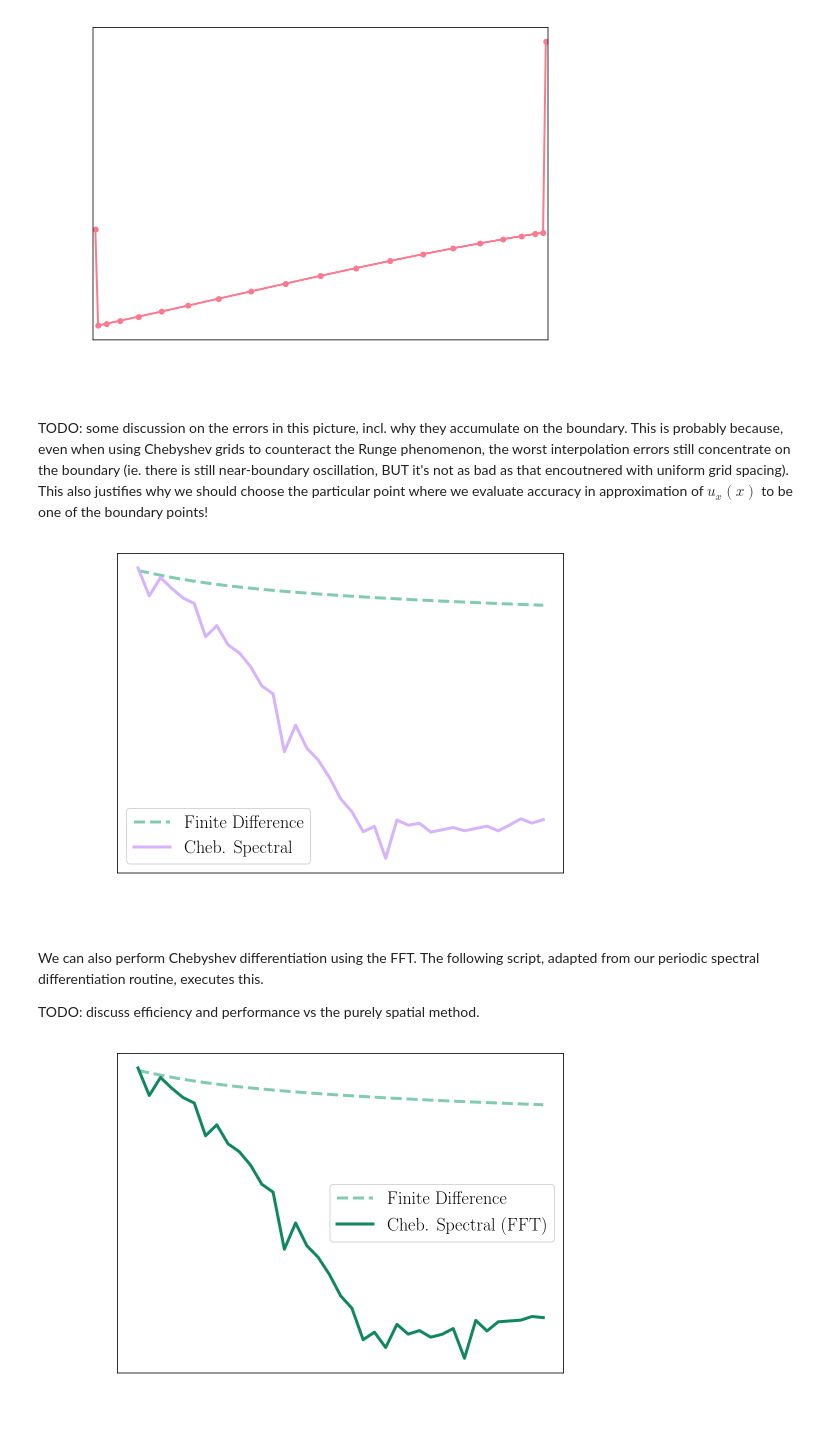
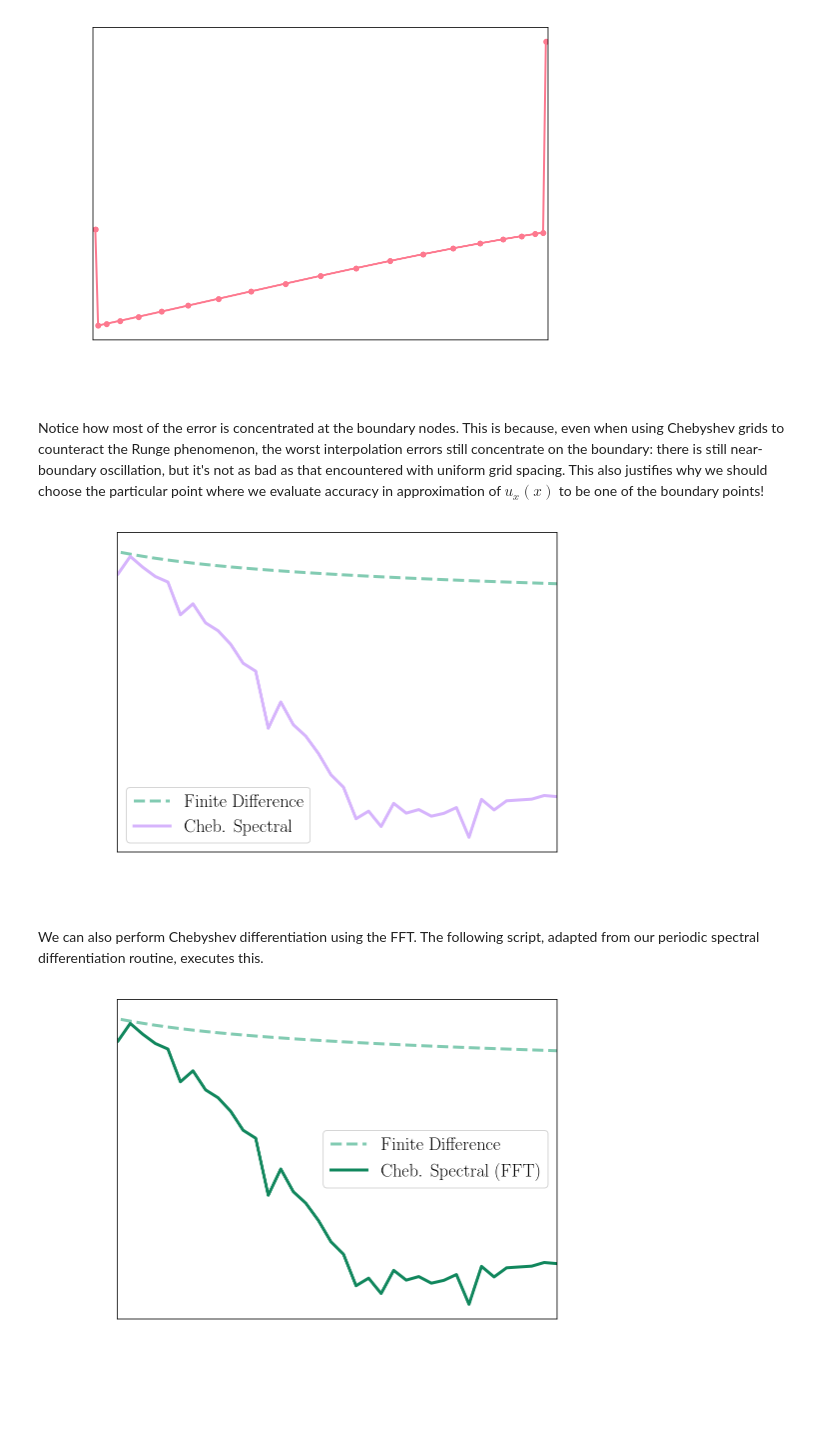
Before and after one commit to ageorgemorgan/teaching, a Jupyter notebook: spectral_differentiation_nonperiodic.ipynb, the cells around one changed output. Cells and saved outputs as stored; diff of their text form; code cells hidden in the pictures; blank space fills up the shorter version.

```diff
--- a/spectral_differentiation_nonperiodic.ipynb
+++ b/spectral_differentiation_nonperiodic.ipynb
@@ -653,7 +678,7 @@ plt.show()
 # %% [output]
 [figure]
 # %% [markdown]
-TODO: some discussion on the errors in this picture, incl. why they accumulate on the boundary. This is probably because, even when using Chebyshev grids to counteract the Runge phenomenon, the worst interpolation errors still concentrate on the boundary (ie. there is still near-boundary oscillation, BUT it's not as bad as that encoutnered with uniform grid spacing). This also justifies why we should choose the particular point where we evaluate accuracy in approximation of $u_{x}(x)$ to be one of the boundary points!
+Notice how most of the error is concentrated at the boundary nodes. This is because, even when using Chebyshev grids to counteract the Runge phenomenon, the worst interpolation errors still concentrate on the boundary: there is still near-boundary oscillation, but it's not as bad as that encountered with uniform grid spacing. This also justifies why we should choose the particular point where we evaluate accuracy in approximation of $u_{x}(x)$ to be one of the boundary points!
 # %%
 grid_n = np.arange(4,41)
 
@@ -690,7 +715,7 @@ plt.semilogy(grid_n, errors_fd, color='xkcd:pale teal', linewidth='3', linestyle
 
 plt.semilogy(grid_n, errors_spec, color='xkcd:light violet', linewidth='3', linestyle='solid',label=r"Cheb. Spectral")
 
-#plt.xlim([5,40])
+plt.xlim([5,40])
 
 ax.legend(fontsize=18, loc='best')
 
@@ -711,11 +736,9 @@ fig.set_size_inches(8, 6)
 
 plt.show()
 # %% [output]
-[figure, old version]
+[figure, new version]
 # %% [markdown]
 We can also perform Chebyshev differentiation using the FFT. The following script, adapted from our periodic spectral differentiation routine, executes this.
-
- TODO: discuss efficiency and performance vs the purely spatial method.
 # %%
 def chebdiff_fft(u):
 
@@ -740,7 +763,7 @@ def chebdiff_fft(u):
 
     # differentiate even extension, then ifft. Only keep part of that is relevant ie. restrict
     # to the top half of the unit circle
-    W = np.real(ifft(partialx*Vhat)[0:N+1])
+    U = np.real(ifft(partialx*Vhat)[0:N+1])
 
     # also discard imaginary part of Vhat
     Vhat = np.real(Vhat)
@@ -751,7 +774,7 @@ def chebdiff_fft(u):
     # handle interior points first w/ easy reconstruction formula
     x = chebnodes(N)[1:N]
 
-    ux[1:N] = -W[1:N]/np.sqrt(1.-x**2)
+    ux[1:N] = -U[1:N]/np.sqrt(1.-x**2)
 
     # now deal with tougher boundary points.
     indices = np.arange(1,N)
@@ -806,32 +827,32 @@ for n in np.arange(0,np.size(grid_n)):
 # %%
 fig, ax =plt.subplots()
 plt.rc('text', usetex=True)
 plt.rc('font', family='serif')
 
 plt.semilogy(grid_n, errors_fd, color='xkcd:pale teal', linewidth='3', linestyle='dashed', label=r"Finite Difference")
 
 plt.semilogy(grid_n, errors_spec, color='xkcd:dark sea green', linewidth='3', linestyle='solid',label=r"Cheb. Spectral (FFT)")
 
-#plt.xlim([5,40])
+plt.xlim([5,40])
 
 ax.legend(fontsize=18, loc='best')
 
 plt.xlabel(r"Number of Grid Sites $N$", fontsize=26, color = 'w')
 plt.ylabel(r"Error", fontsize=26, color = 'w')
 
 plt.tick_params(axis='x', which='both', top='off', color = 'w')
 plt.xticks(fontsize=18, rotation=0, color = 'w')
 plt.tick_params(axis='y', which='both', right='off', color = 'w')
 plt.yticks(fontsize=18, rotation=0, color = 'w')
 #ax.locator_params(axis='y', nbins=6)
 #ax.locator_params(axis='x', nbins=6)
 
 plt.tight_layout()
 
 fig.set_size_inches(8, 6)
 #plt.rcParams['figure.dpi'] = 600
 
 plt.show()
 # %% [output]
-[figure, old version]
+[figure, new version]
 # %% [markdown]
```
Also changed, not shown: parts of 18 cells of this notebook.
